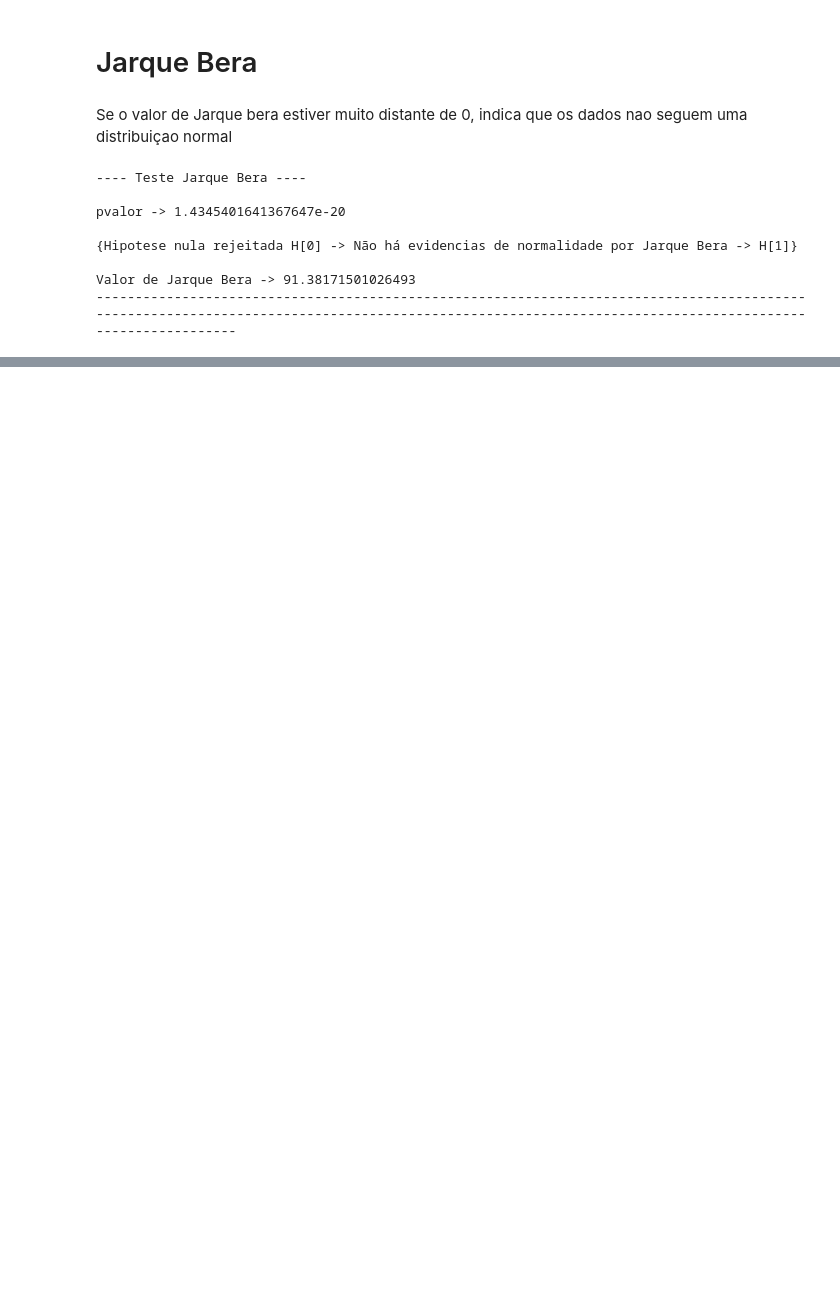
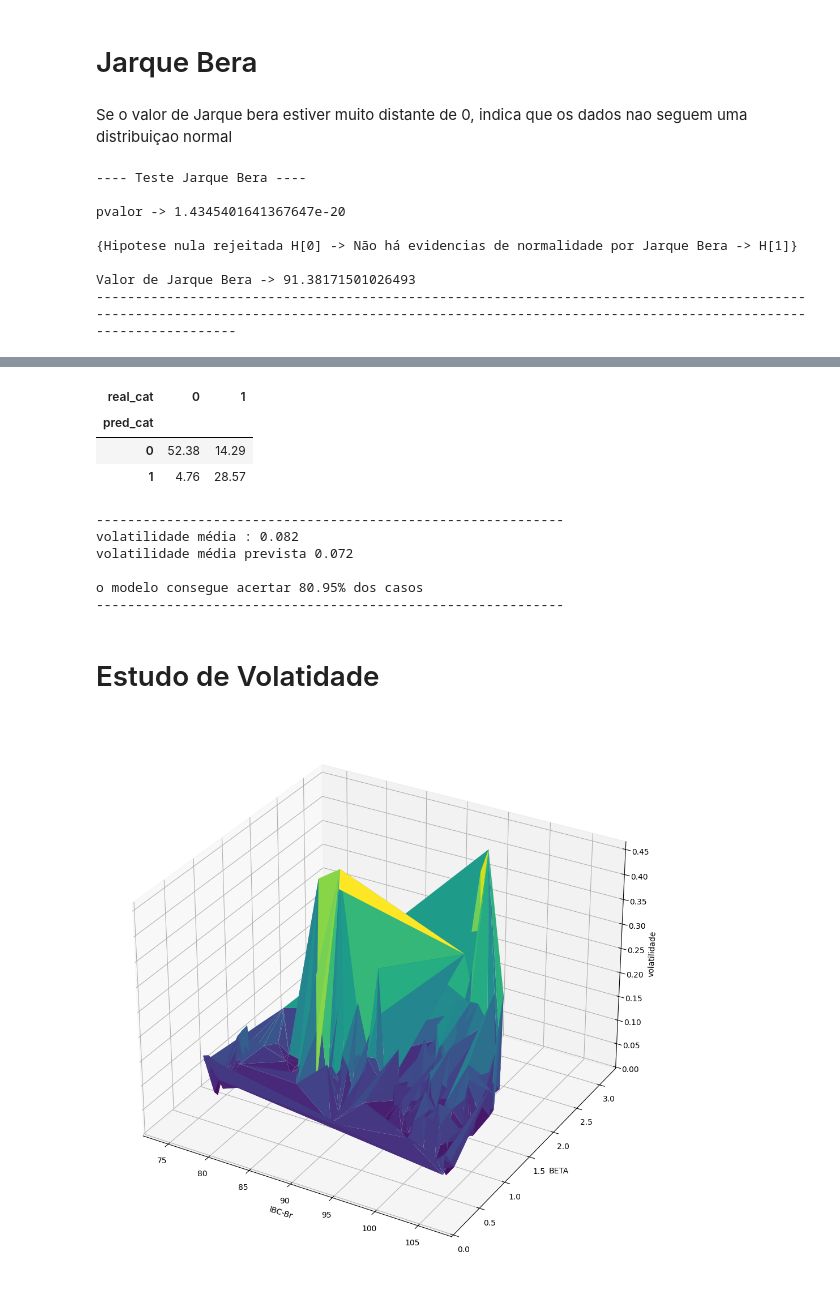
Before and after one commit to WesleySouza13/oil-price-shock-analysis, a Jupyter notebook: notebooks/02_modeling.ipynb, the cells around one changed output, grey strips where cells are left out. Cells and saved outputs as stored; diff of their text form; code cells hidden in the pictures; blank space fills up the shorter version.

Commit message:
ultimos ajustes no modelo/export do pkl

```diff
--- a/notebooks/02_modeling.ipynb
+++ b/notebooks/02_modeling.ipynb
@@ -480,0 +496,35 @@ Valor de Jarque Bera -> 91.38171501026493
+# %%
+results_cross  = round(pd.crosstab(results.pred_cat, results.real_cat, normalize=True)*100,2)
+results_cross
+# %% [output]
+| real_cat | 0 | 1 |
+| pred_cat |  |  |
+| 0 | 52.38 | 14.29 |
+| 1 | 4.76 | 28.57 |
+# %%
+print('---'*20)
+print(f'volatilidade média : {round(y_test.mean(),3)}')
+print(f'volatilidade média prevista {round(pred_ardl.mean(),3)}')
+print()
+print(f"o modelo consegue acertar {results_cross[0][0] +results_cross[1][1]}% dos casos")
+print('---'*20)
+# %% [output]
+------------------------------------------------------------
+volatilidade média : 0.082
+volatilidade média prevista 0.072
+
+o modelo consegue acertar 80.95% dos casos
+------------------------------------------------------------
+# %% [markdown]
+# Estudo de Volatidade
+# %%
+fig = plt.figure(figsize=(10,10))
+ax = fig.add_subplot(111, projection='3d')
+ax.plot_trisurf(X_train['IBC-Br'].values, X_train['BETA'].values, y_train.values, cmap='viridis', lightsource=True)
+ax.set_xlabel('IBC-Br')
+ax.set_ylabel('BETA')
+ax.set_zlabel('volatilidade')
+fig.tight_layout()
+fig.show()
+# %% [output]
+[figure, added]
```
Also changed, not shown: parts of 14 cells of this notebook, 1 other file.
